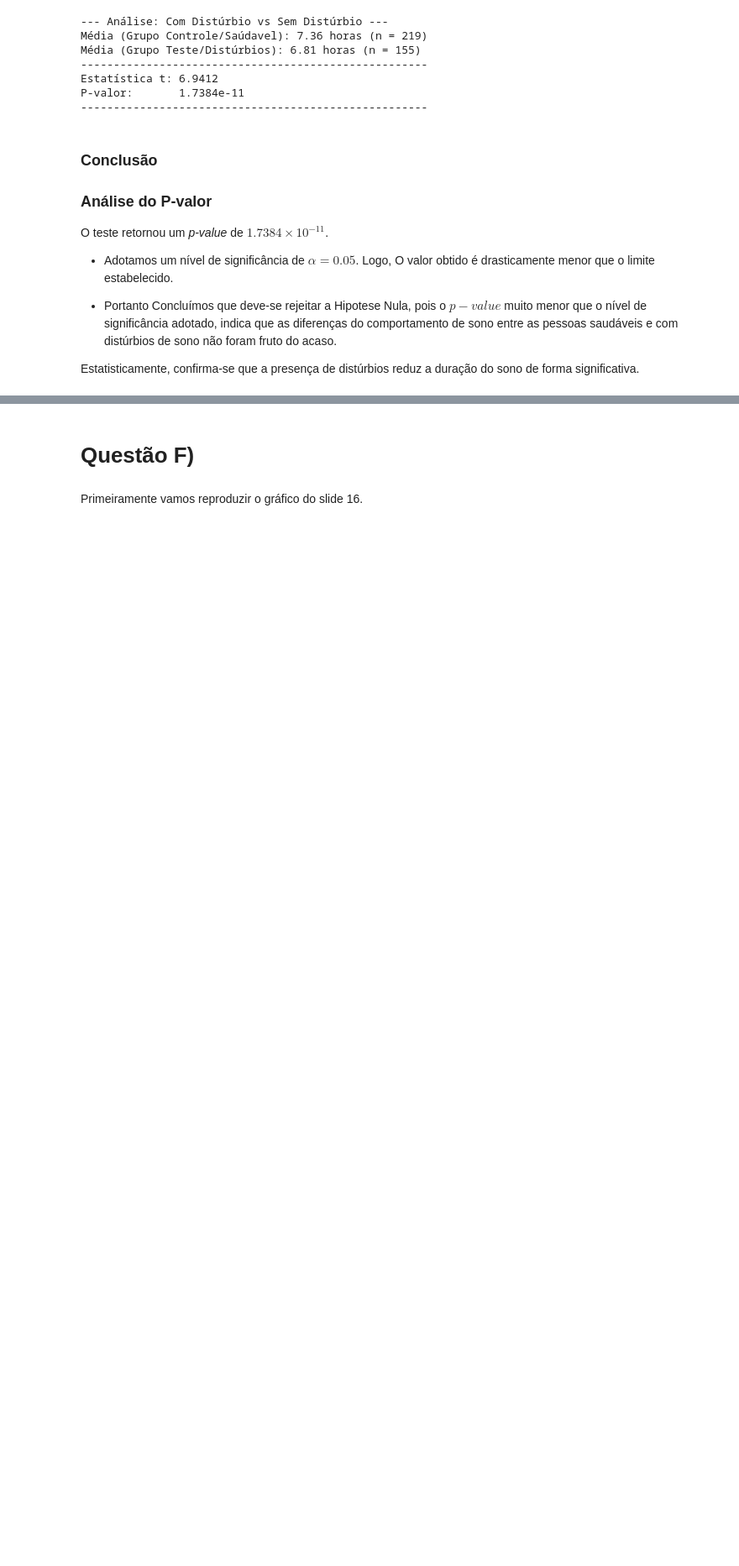
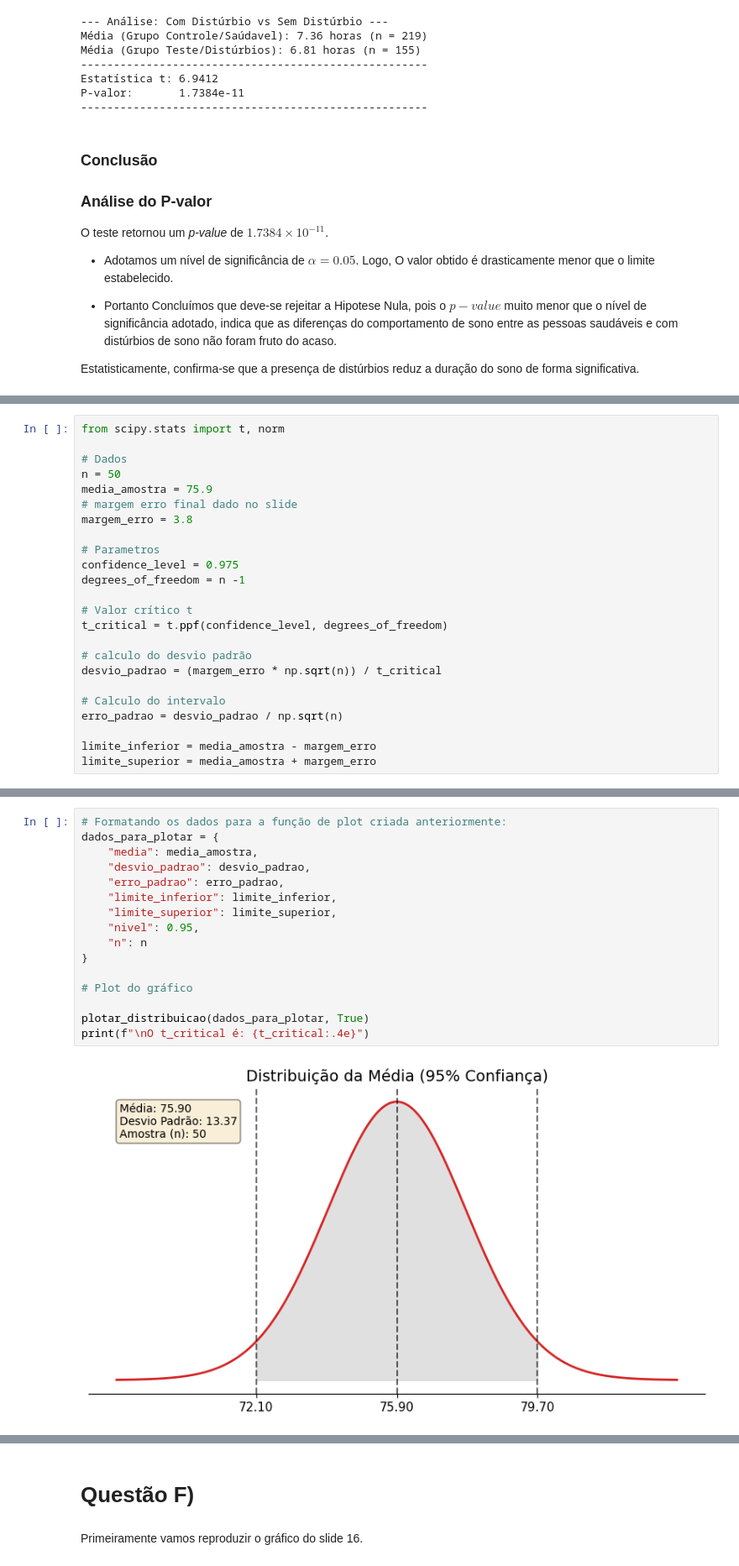
Before and after one commit to Itallo0708/Computational-Mathematics, a Jupyter notebook: notebooks/Atividade_2_2_Linear_regression_p_value_and_metrics.ipynb, the cells around one changed output, grey strips where cells are left out. Shown at 84% size. Saved outputs shown, nothing was run; the diff lists cells and outputs as text; blank space fills up the shorter version.

```diff
--- a/notebooks/Atividade_2_2_Linear_regression_p_value_and_metrics.ipynb
+++ b/notebooks/Atividade_2_2_Linear_regression_p_value_and_metrics.ipynb
@@ -281,0 +293,24 @@ Estatisticamente, confirma-se que a presença de distúrbios reduz a duração d
+# %%
+from scipy.stats import t, norm
+
+# Dados
+n = 50
+media_amostra = 75.9
+# margem erro final dado no slide
+margem_erro = 3.8
+
+# Parametros
+confidence_level = 0.975
+degrees_of_freedom = n -1
+
+# Valor crítico t
+t_critical = t.ppf(confidence_level, degrees_of_freedom)
+
+# calculo do desvio padrão
+desvio_padrao = (margem_erro * np.sqrt(n)) / t_critical
+
+# Calculo do intervalo
+erro_padrao = desvio_padrao / np.sqrt(n)
+
+limite_inferior = media_amostra - margem_erro
+limite_superior = media_amostra + margem_erro
@@ -281,0 +319,18 @@ Estatisticamente, confirma-se que a presença de distúrbios reduz a duração d
+# %%
+# Formatando os dados para a função de plot criada anteriormente:
+dados_para_plotar = {
+    "media": media_amostra,
+    "desvio_padrao": desvio_padrao,
+    "erro_padrao": erro_padrao,
+    "limite_inferior": limite_inferior,
+    "limite_superior": limite_superior,
+    "nivel": 0.95,
+    "n": n
+}
+
+# Plot do gráfico
+
+plotar_distribuicao(dados_para_plotar, True)
+print(f"\nO t_critical é: {t_critical:.4e}")
+# %% [output]
+[figure, added]
```
Also changed, not shown: parts of 26 cells of this notebook.
